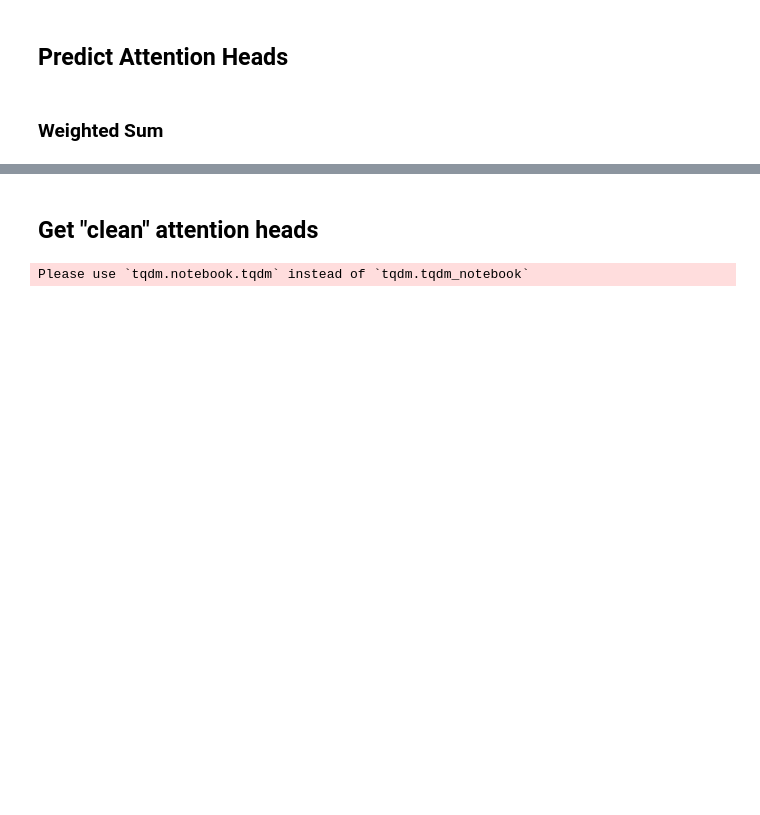
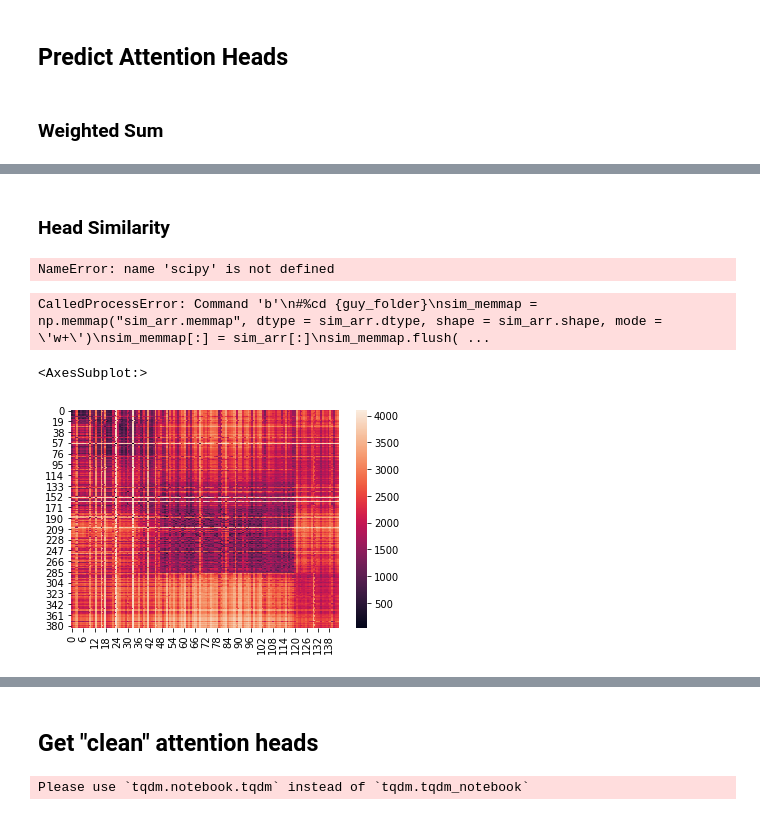
Before and after one commit to dar-tau/advanced-nlp-2020, a Jupyter notebook: attentions.ipynb, the cells around one changed output, grey strips where cells are left out. Cells and saved outputs as stored; diff of their text form; code cells hidden in the pictures; blank space fills up the shorter version.

```diff
--- a/attentions.ipynb
+++ b/attentions.ipynb
@@ -88,3 +115,10 @@ target_memmap = np.memmap("target.memmap", dtype = 'float32', shape = (100, 24,
+# %%
+sim_arr = np.empty((a.shape[0], b.shape[0]))
+sim_arr[:] = None
+# %%
+
+sim_memmap = np.memmap("sim_arr.memmap", dtype = sim_arr.dtype, shape = sim_arr.shape, mode = 'r')
+sim_arr = sim_memmap[:]
 # %% [markdown]
 ## Functions
 # %%
@@ -175,12 +217,14 @@ def _getSentLen(sent):
 ### Weighted Sum
 # %%
 class AttentionCombiner(nn.Module):
-    def __init__(self):
+    def __init__(self, n_total_heads = 12 * 12, c = 1./100):
         super(AttentionCombiner, self).__init__()
-        self.n_heads = self.n_layers = 12
-        self.n_total_heads = self.n_heads * self.n_layers
-        self.weight = nn.Parameter(torch.ones((self.n_total_heads,1, 1))/100)
+        self.n_total_heads = n_total_heads
+        self.weight = nn.Parameter(torch.ones((self.n_total_heads,1, 1)) * c)
 
+
+    def init_weights(self, a = 0):
+        nn.init.constant_(self.weight, a)
 
     def forward(self, x):
         x = x.view(self.n_total_heads, x.size(2), x.size(3))
@@ -252,0 +292,26 @@ Epoch 6
+# %% [markdown]
+### Head Similarity
+# %%
+%%script false
+def _js_div(x,y):
+    m = .5 * (x + y)
+    return .5 * (scipy.special.rel_entr(x, m).sum()  + scipy.special.rel_entr(y, m).sum())
+
+for j, y in enumerate(b):
+    for i, x in tqdm(enumerate(a), desc="inputs"):
+        sim_arr[i, j] = _js_div(x,y)
+# %% [output]
+NameError: name 'scipy' is not defined
+# %%
+%%script false
+%cd {guy_folder}
+sim_memmap = np.memmap("sim_arr.memmap", dtype = sim_arr.dtype, shape = sim_arr.shape, mode = 'w+')
+sim_memmap[:] = sim_arr[:]
+sim_memmap.flush()
+# %% [output]
+CalledProcessError: Command 'b'\n#%cd {guy_folder}\nsim_memmap = np.memmap("sim_arr.memmap", dtype = sim_arr.dtype, shape = sim_arr.shape, mode = \'w+\')\nsim_memmap[:] = sim_arr[:]\nsim_memmap.flush( ...
+# %%
+sns.heatmap(sim_arr.T)
+# %% [output]
+<AxesSubplot:>
+[figure, added]
```
Also changed, not shown: parts of 16 cells of this notebook, 1 other file.
